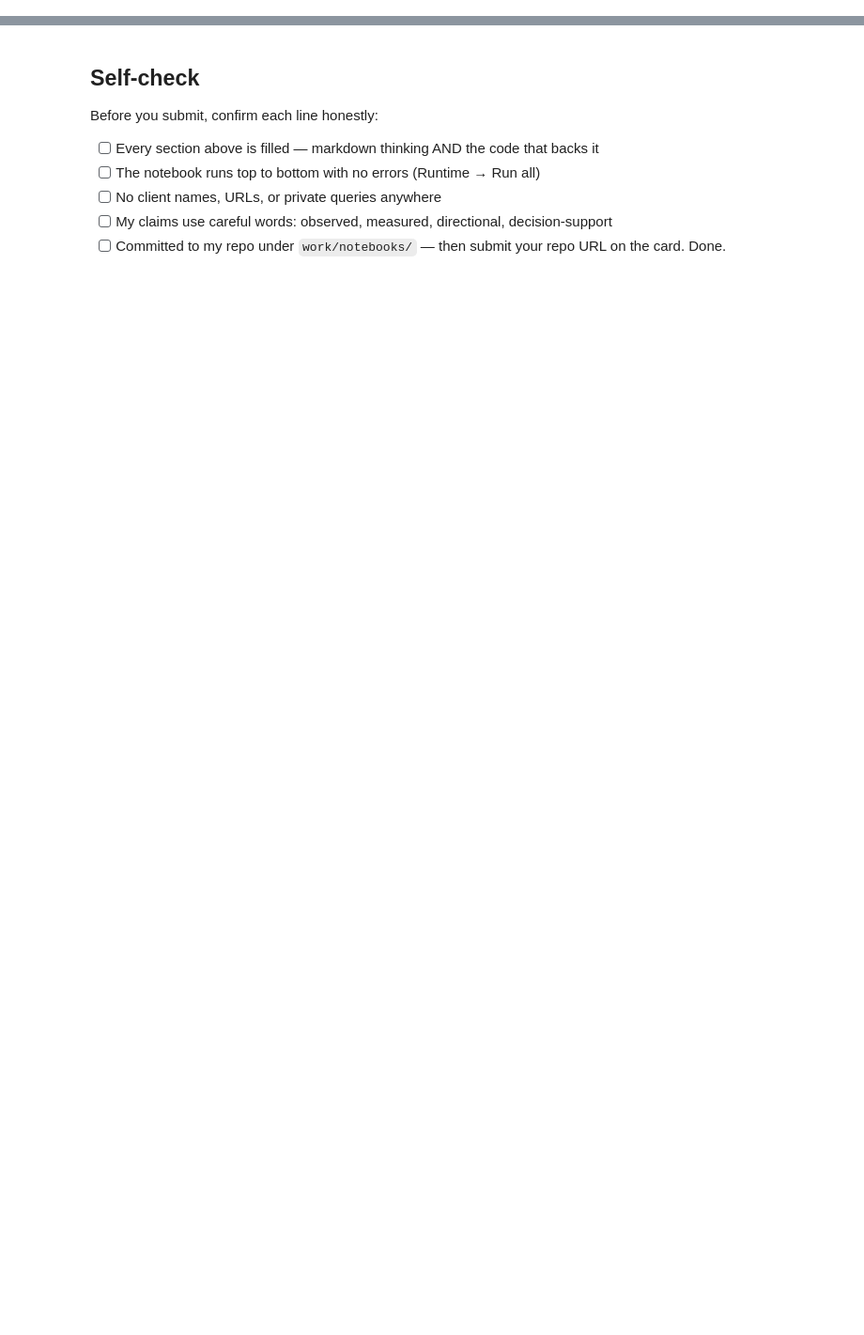
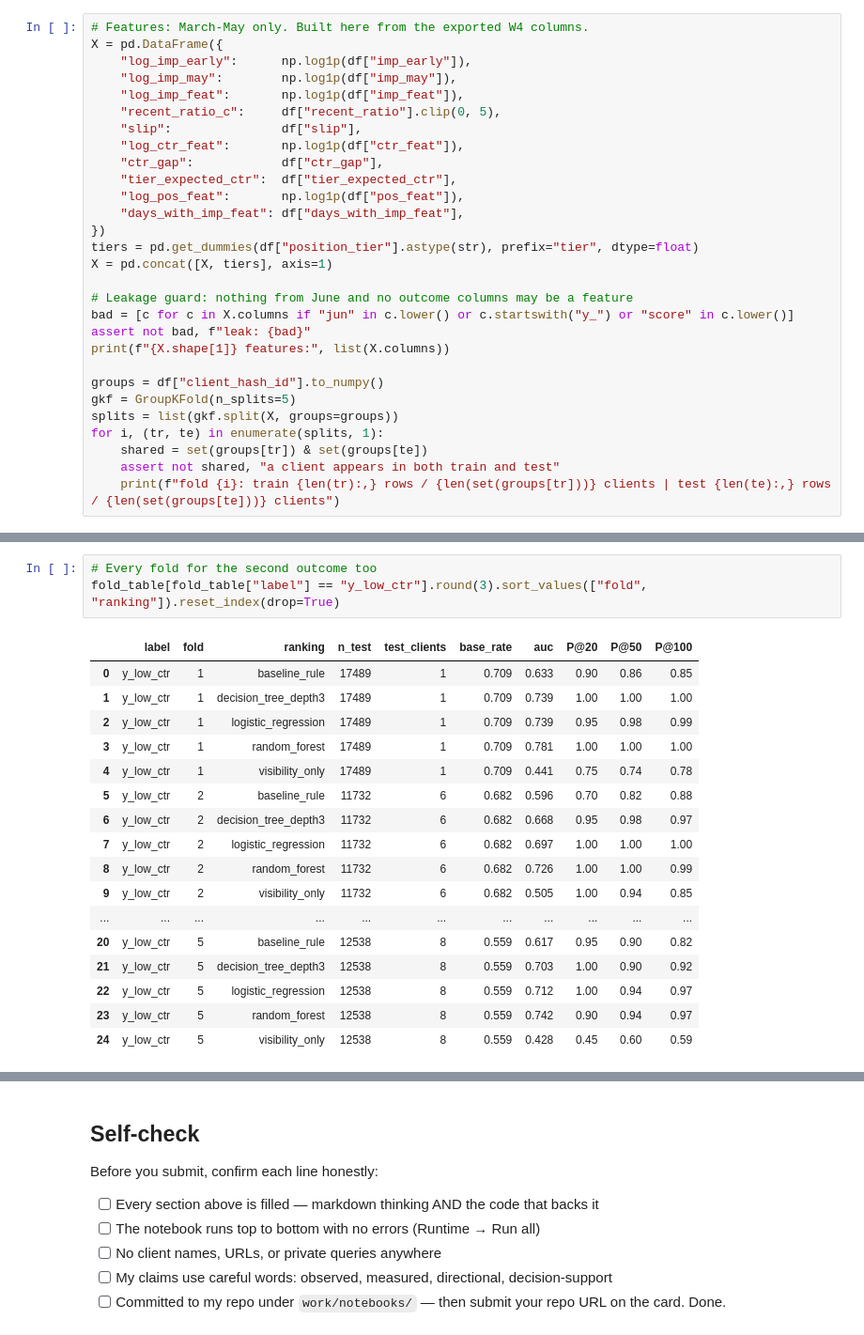
Before and after one commit to LukasDjuric/FlyRank_intership, a Jupyter notebook: work/notebooks/w05_model.ipynb, the cells around one changed output, grey strips where cells are left out. Shown at 94% size. Cells and saved outputs as stored; diff of their text form; blank space fills up the shorter version.

```diff
--- a/work/notebooks/w05_model.ipynb
+++ b/work/notebooks/w05_model.ipynb
@@ -332,0 +82,29 @@ does rely on — worth a follow-up check before trusting these specific top rows
+# %%
+# Features: March-May only. Built here from the exported W4 columns.
+X = pd.DataFrame({
+    "log_imp_early":      np.log1p(df["imp_early"]),
+    "log_imp_may":        np.log1p(df["imp_may"]),
+    "log_imp_feat":       np.log1p(df["imp_feat"]),
+    "recent_ratio_c":     df["recent_ratio"].clip(0, 5),
+    "slip":               df["slip"],
+    "log_ctr_feat":       np.log1p(df["ctr_feat"]),
+    "ctr_gap":            df["ctr_gap"],
+    "tier_expected_ctr":  df["tier_expected_ctr"],
+    "log_pos_feat":       np.log1p(df["pos_feat"]),
+    "days_with_imp_feat": df["days_with_imp_feat"],
+})
+tiers = pd.get_dummies(df["position_tier"].astype(str), prefix="tier", dtype=float)
+X = pd.concat([X, tiers], axis=1)
+
+# Leakage guard: nothing from June and no outcome columns may be a feature
+bad = [c for c in X.columns if "jun" in c.lower() or c.startswith("y_") or "score" in c.lower()]
+assert not bad, f"leak: {bad}"
+print(f"{X.shape[1]} features:", list(X.columns))
+
+groups = df["client_hash_id"].to_numpy()
+gkf = GroupKFold(n_splits=5)
+splits = list(gkf.split(X, groups=groups))
+for i, (tr, te) in enumerate(splits, 1):
+    shared = set(groups[tr]) & set(groups[te])
+    assert not shared, "a client appears in both train and test"
+    print(f"fold {i}: train {len(tr):,} rows / {len(set(groups[tr]))} clients | test {len(te):,} rows / {len(set(groups[te]))} clients")
@@ -332,0 +192,21 @@ does rely on — worth a follow-up check before trusting these specific top rows
+# %%
+# Every fold for the second outcome too
+fold_table[fold_table["label"] == "y_low_ctr"].round(3).sort_values(["fold", "ranking"]).reset_index(drop=True)
+# %% [output]
+|  | label | fold | ranking | n_test | test_clients | base_rate | auc | P@20 | P@50 | P@100 |
+| 0 | y_low_ctr | 1 | baseline_rule | 17489 | 1 | 0.709 | 0.633 | 0.90 | 0.86 | 0.85 |
+| 1 | y_low_ctr | 1 | decision_tree_depth3 | 17489 | 1 | 0.709 | 0.739 | 1.00 | 1.00 | 1.00 |
+| 2 | y_low_ctr | 1 | logistic_regression | 17489 | 1 | 0.709 | 0.739 | 0.95 | 0.98 | 0.99 |
+| 3 | y_low_ctr | 1 | random_forest | 17489 | 1 | 0.709 | 0.781 | 1.00 | 1.00 | 1.00 |
+| 4 | y_low_ctr | 1 | visibility_only | 17489 | 1 | 0.709 | 0.441 | 0.75 | 0.74 | 0.78 |
+| 5 | y_low_ctr | 2 | baseline_rule | 11732 | 6 | 0.682 | 0.596 | 0.70 | 0.82 | 0.88 |
+| 6 | y_low_ctr | 2 | decision_tree_depth3 | 11732 | 6 | 0.682 | 0.668 | 0.95 | 0.98 | 0.97 |
+| 7 | y_low_ctr | 2 | logistic_regression | 11732 | 6 | 0.682 | 0.697 | 1.00 | 1.00 | 1.00 |
+| 8 | y_low_ctr | 2 | random_forest | 11732 | 6 | 0.682 | 0.726 | 1.00 | 1.00 | 0.99 |
+| 9 | y_low_ctr | 2 | visibility_only | 11732 | 6 | 0.682 | 0.505 | 1.00 | 0.94 | 0.85 |
+| ... | ... | ... | ... | ... | ... | ... | ... | ... | ... | ... |
+| 20 | y_low_ctr | 5 | baseline_rule | 12538 | 8 | 0.559 | 0.617 | 0.95 | 0.90 | 0.82 |
+| 21 | y_low_ctr | 5 | decision_tree_depth3 | 12538 | 8 | 0.559 | 0.703 | 1.00 | 0.90 | 0.92 |
+| 22 | y_low_ctr | 5 | logistic_regression | 12538 | 8 | 0.559 | 0.712 | 1.00 | 0.94 | 0.97 |
+| 23 | y_low_ctr | 5 | random_forest | 12538 | 8 | 0.559 | 0.742 | 0.90 | 0.94 | 0.97 |
+| 24 | y_low_ctr | 5 | visibility_only | 12538 | 8 | 0.559 | 0.428 | 0.45 | 0.60 | 0.59 |
```
Also changed, not shown: parts of 29 cells of this notebook.
